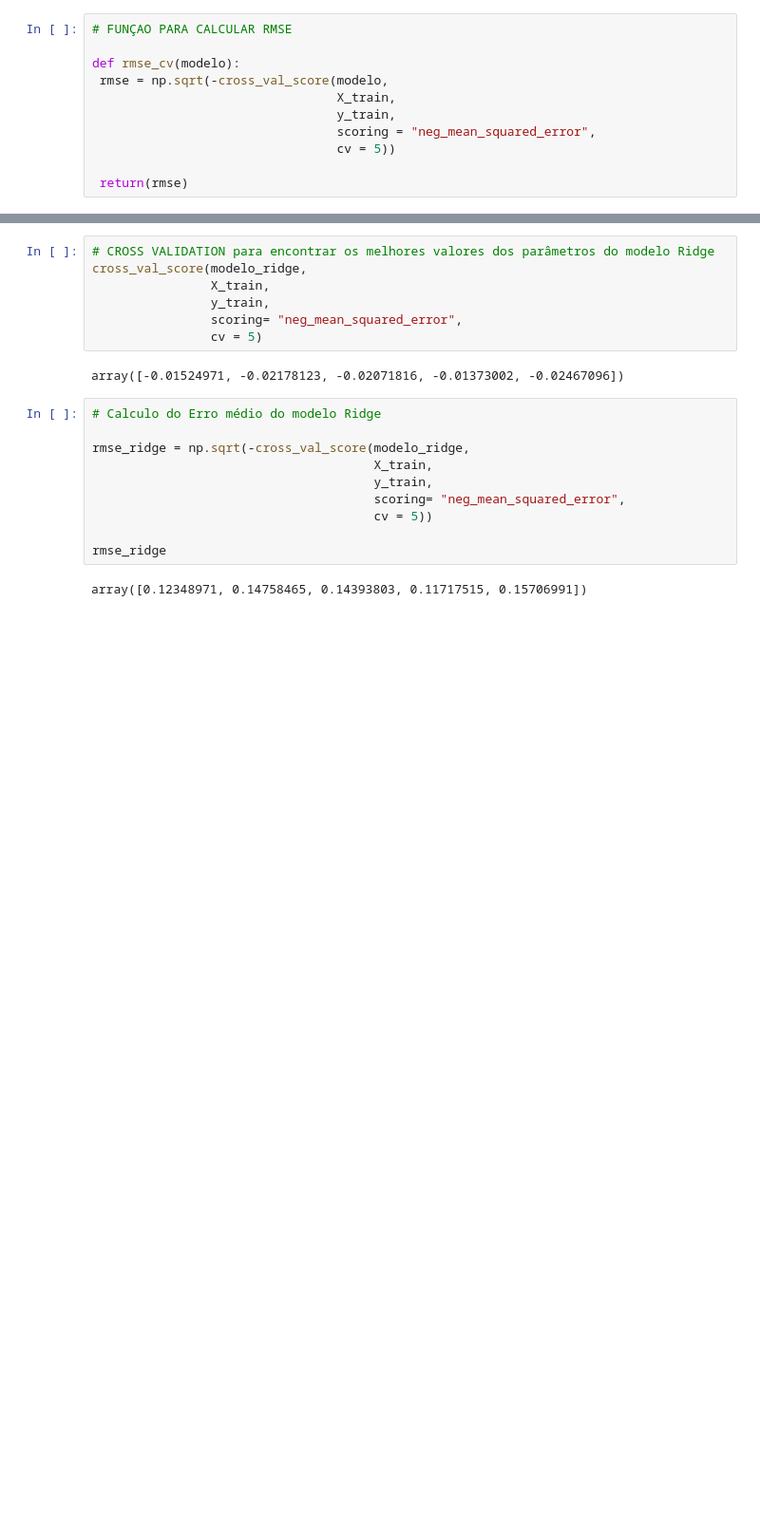
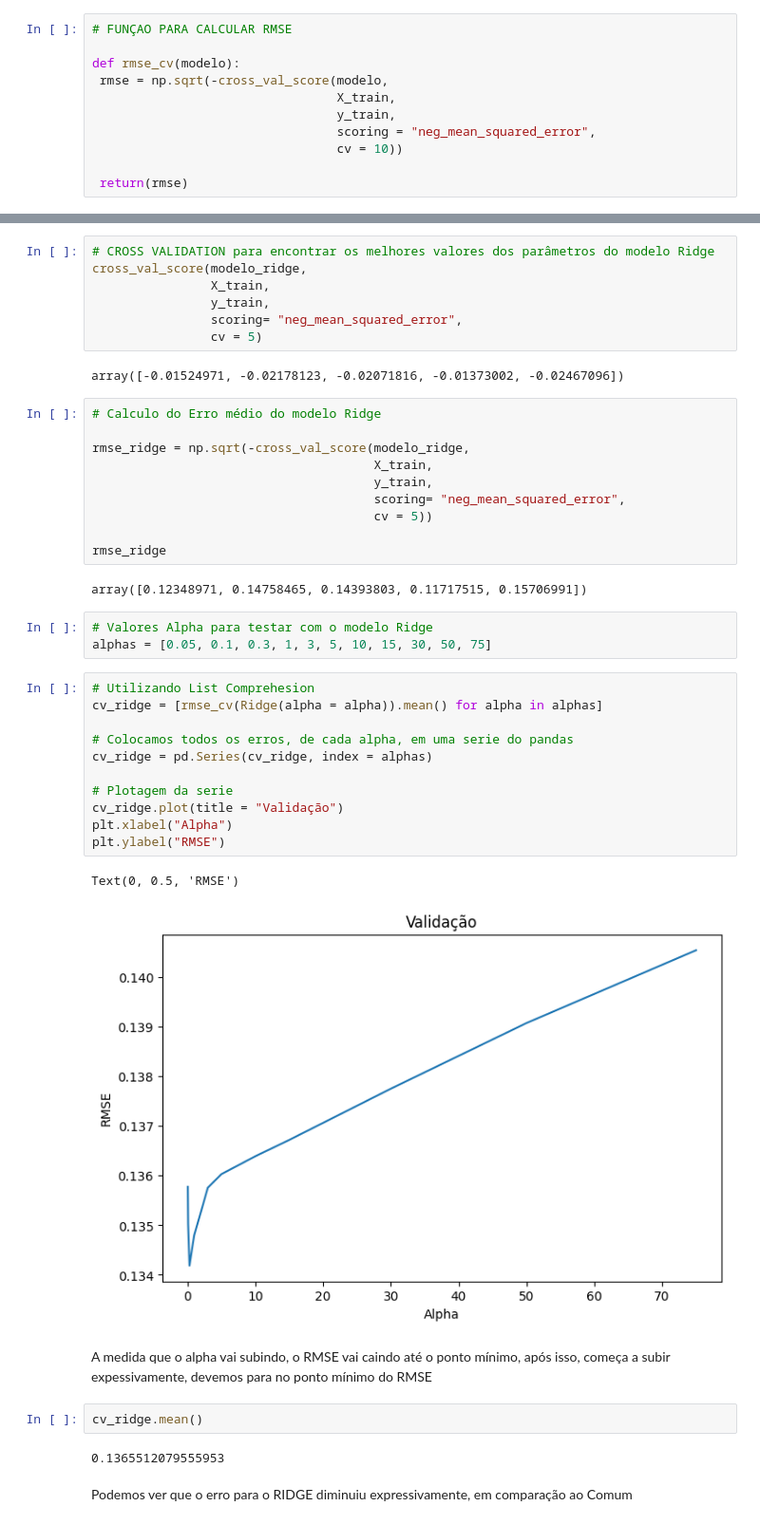
Before and after one commit to alyssonmontovanelli/formacao_dataScience_DSA, a Jupyter notebook: 04_machineLearning/Cap05_Regressao_pt2/03_Regularizacao_Lasso_Ridge.ipynb, the cells around one changed output, grey strips where cells are left out. Shown at 95% size. Cells and saved outputs as stored; diff of their text form; blank space fills up the shorter version.

Commit message:
final regressao Ridge e LASSO

```diff
--- a/04_machineLearning/Cap05_Regressao_pt2/03_Regularizacao_Lasso_Ridge.ipynb
+++ b/04_machineLearning/Cap05_Regressao_pt2/03_Regularizacao_Lasso_Ridge.ipynb
@@ -101,7 +101,7 @@ def rmse_cv(modelo):
                                  X_train,
                                  y_train,
                                  scoring = "neg_mean_squared_error",
-                                 cv = 5))
+                                 cv = 10))
 
  return(rmse)
 # %% [markdown]
@@ -148,3 +148,28 @@ rmse_ridge = np.sqrt(-cross_val_score(modelo_ridge,
 rmse_ridge
 # %% [output]
 array([0.12348971, 0.14758465, 0.14393803, 0.11717515, 0.15706991])
+# %%
+# Valores Alpha para testar com o modelo Ridge
+alphas = [0.05, 0.1, 0.3, 1, 3, 5, 10, 15, 30, 50, 75]
+# %%
+# Utilizando List Comprehesion
+cv_ridge = [rmse_cv(Ridge(alpha = alpha)).mean() for alpha in alphas]
+
+# Colocamos todos os erros, de cada alpha, em uma serie do pandas
+cv_ridge = pd.Series(cv_ridge, index = alphas)
+
+# Plotagem da serie
+cv_ridge.plot(title = "Validação")
+plt.xlabel("Alpha")
+plt.ylabel("RMSE")
+# %% [output]
+Text(0, 0.5, 'RMSE')
+[figure, added]
+# %% [markdown]
+A medida que o alpha vai subindo, o RMSE vai caindo até o ponto mínimo, após isso, começa a subir expessivamente, devemos para no ponto mínimo do RMSE
+# %%
+cv_ridge.mean()
+# %% [output]
+0.1365512079555953
+# %% [markdown]
+Podemos ver que o erro para o RIDGE diminuiu expressivamente, em comparação ao Comum
```
Also changed, not shown: parts of 9 cells of this notebook.
